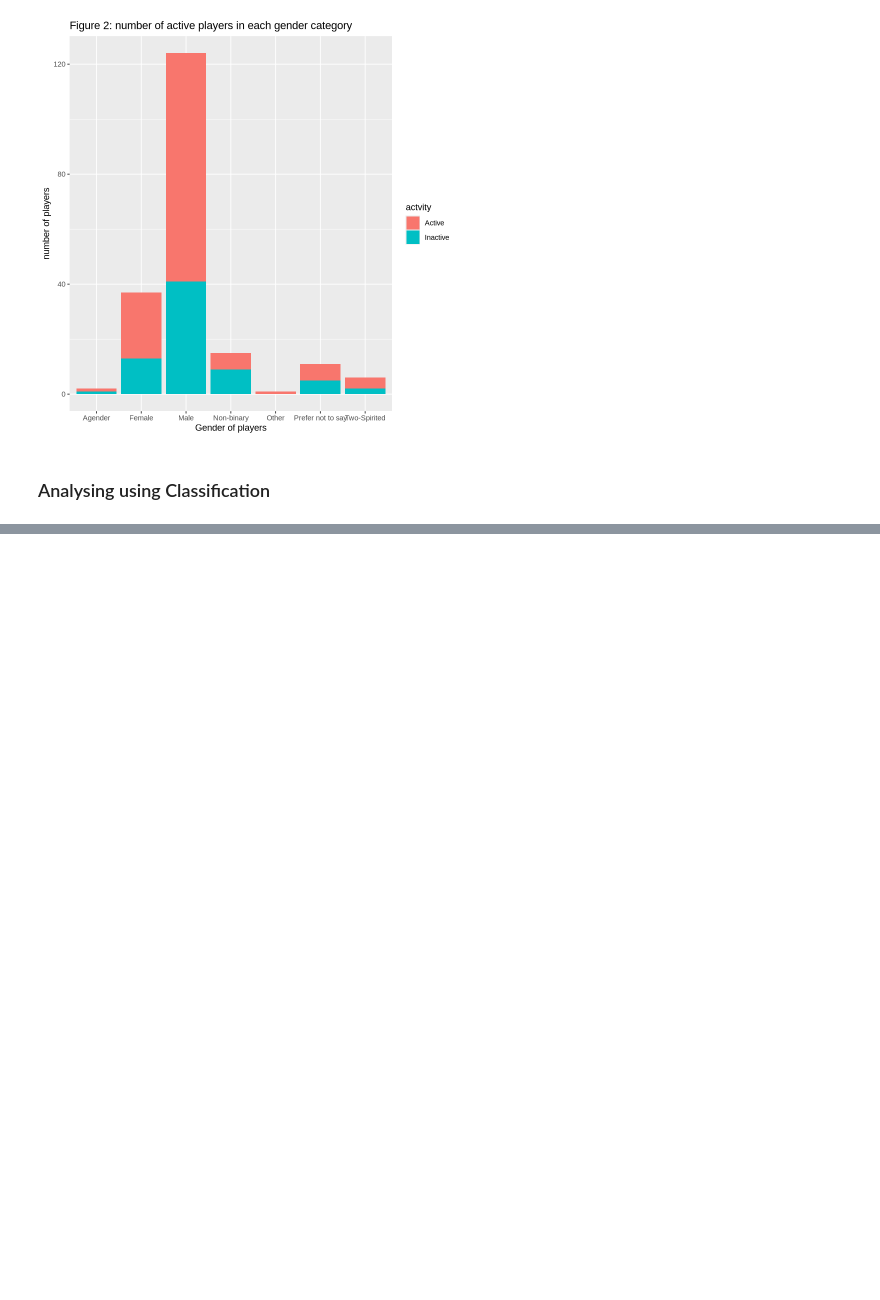
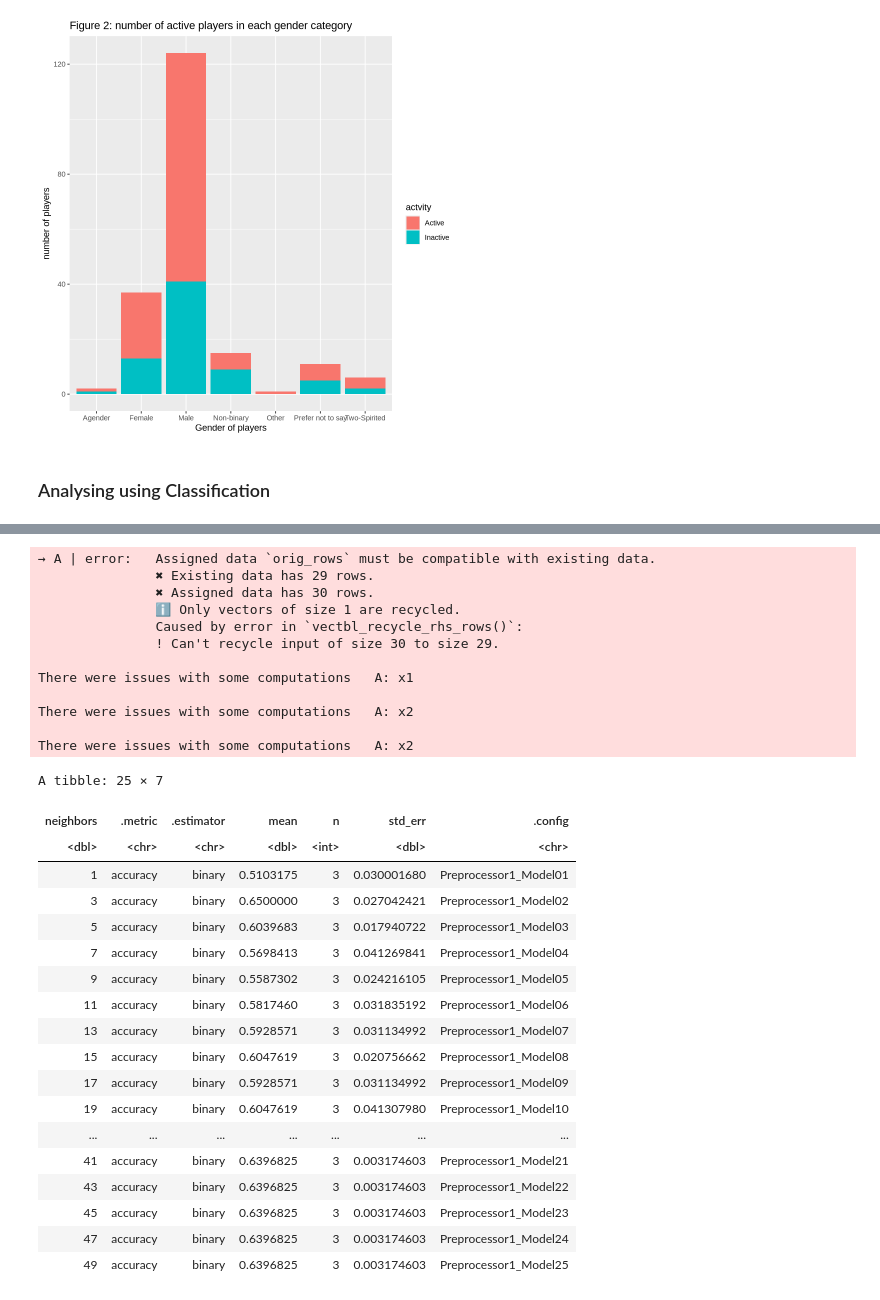
Before and after one commit to lucychenyun/DSCI100-Project-Group, a Jupyter notebook: Project.ipynb, the cells around one changed output, grey strips where cells are left out. Saved outputs shown, nothing was run; the diff lists cells and outputs as text; code cells hidden in the pictures; blank space fills up the shorter version.

```diff
--- a/Project.ipynb
+++ b/Project.ipynb
@@ -121,0 +157,47 @@ plot_2
+# %%
+recipe <- recipe(active ~experience+gender+Age, data=training_data)
+knn_tune <- nearest_neighbor(weight_func="rectangular", neighbors=tune())|>
+    set_engine("kknn")|>
+    set_mode("classification")
+vfold <- vfold_cv(training_data, v=5, strata=active)
+k_vals <- tibble(neighbors=seq(from=1, to=50, by=2))
+knn_metric <- workflow()|>
+    add_recipe(recipe)|>
+    add_model(knn_tune)|>
+    tune_grid(resample=vfold, grid=k_vals)|>
+    collect_metrics()
+accuracy <- knn_metric |>
+    filter(.metric == "accuracy")
+accuracy
+# %% [output]
+→ A | error:   Assigned data `orig_rows` must be compatible with existing data.
+               ✖ Existing data has 29 rows.
+               ✖ Assigned data has 30 rows.
+               ℹ Only vectors of size 1 are recycled.
+               Caused by error in `vectbl_recycle_rhs_rows()`:
+               ! Can't recycle input of size 30 to size 29.
+
+There were issues with some computations   A: x1
+
+There were issues with some computations   A: x2
+
+There were issues with some computations   A: x2
+A tibble: 25 × 7
+| neighbors | .metric | .estimator | mean | n | std_err | .config |
+| <dbl> | <chr> | <chr> | <dbl> | <int> | <dbl> | <chr> |
+| 1 | accuracy | binary | 0.5103175 | 3 | 0.030001680 | Preprocessor1_Model01 |
+| 3 | accuracy | binary | 0.6500000 | 3 | 0.027042421 | Preprocessor1_Model02 |
+| 5 | accuracy | binary | 0.6039683 | 3 | 0.017940722 | Preprocessor1_Model03 |
+| 7 | accuracy | binary | 0.5698413 | 3 | 0.041269841 | Preprocessor1_Model04 |
+| 9 | accuracy | binary | 0.5587302 | 3 | 0.024216105 | Preprocessor1_Model05 |
+| 11 | accuracy | binary | 0.5817460 | 3 | 0.031835192 | Preprocessor1_Model06 |
+| 13 | accuracy | binary | 0.5928571 | 3 | 0.031134992 | Preprocessor1_Model07 |
+| 15 | accuracy | binary | 0.6047619 | 3 | 0.020756662 | Preprocessor1_Model08 |
+| 17 | accuracy | binary | 0.5928571 | 3 | 0.031134992 | Preprocessor1_Model09 |
+| 19 | accuracy | binary | 0.6047619 | 3 | 0.041307980 | Preprocessor1_Model10 |
+| ... | ... | ... | ... | ... | ... | ... |
+| 41 | accuracy | binary | 0.6396825 | 3 | 0.003174603 | Preprocessor1_Model21 |
+| 43 | accuracy | binary | 0.6396825 | 3 | 0.003174603 | Preprocessor1_Model22 |
+| 45 | accuracy | binary | 0.6396825 | 3 | 0.003174603 | Preprocessor1_Model23 |
+| 47 | accuracy | binary | 0.6396825 | 3 | 0.003174603 | Preprocessor1_Model24 |
+| 49 | accuracy | binary | 0.6396825 | 3 | 0.003174603 | Preprocessor1_Model25 |
```
Also changed, not shown: parts of 6 cells of this notebook.
